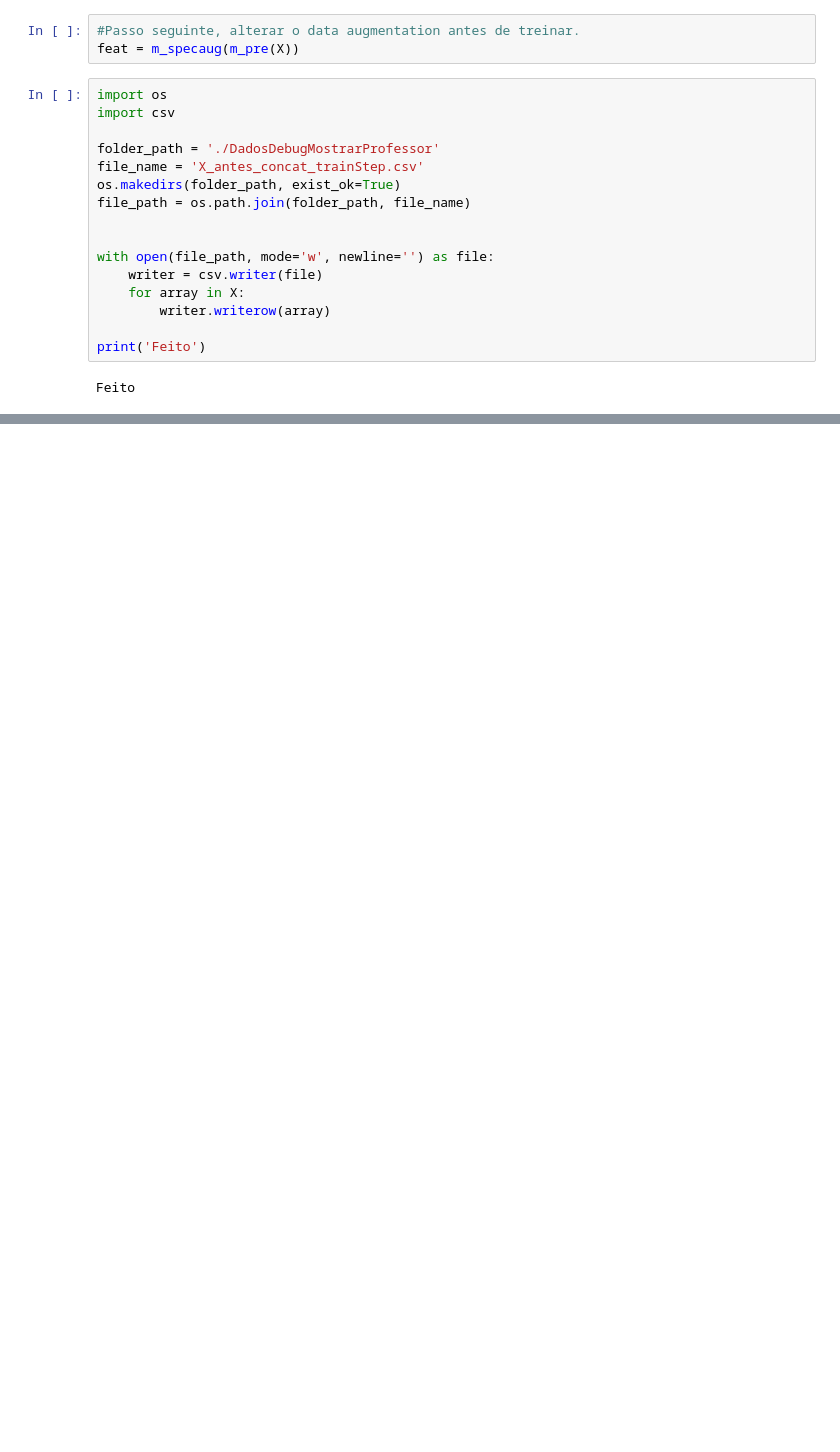
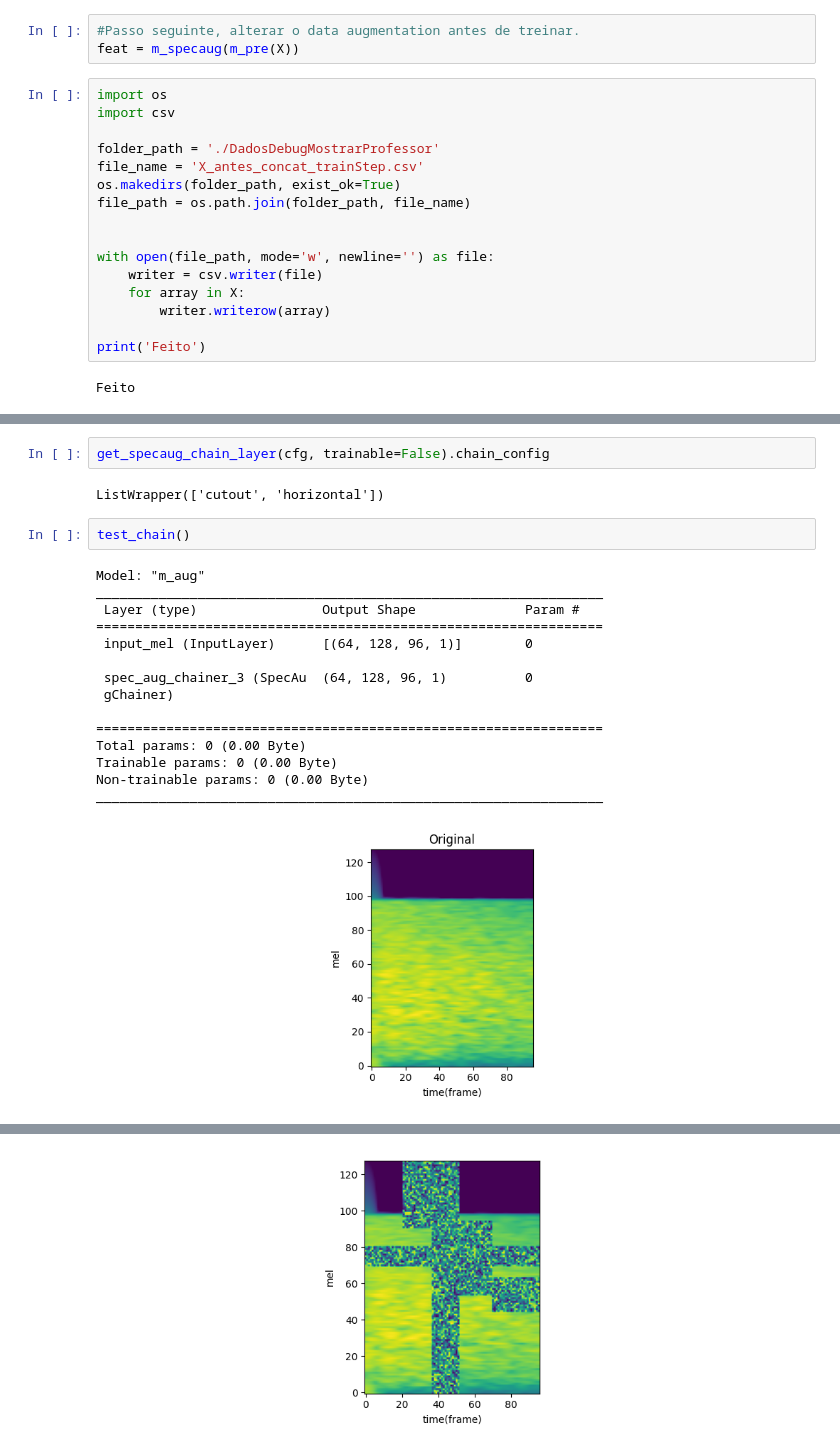
Before and after one commit to Rodrigo29Almeida/neural-audio-fp, a Jupyter notebook: Debug_copy.ipynb, the cells around one changed output, grey strips where cells are left out. Saved outputs shown, nothing was run; the diff lists cells and outputs as text; blank space fills up the shorter version.

Commit message:
modelRA

```diff
--- a/Debug_copy.ipynb
+++ b/Debug_copy.ipynb
@@ -580,0 +755,22 @@ Feito
+# %%
+get_specaug_chain_layer(cfg, trainable=False).chain_config
+# %% [output]
+ListWrapper(['cutout', 'horizontal'])
+# %%
+test_chain()
+# %% [output]
+Model: "m_aug"
+_________________________________________________________________
+ Layer (type)                Output Shape              Param #
+=================================================================
+ input_mel (InputLayer)      [(64, 128, 96, 1)]        0
+
+ spec_aug_chainer_3 (SpecAu  (64, 128, 96, 1)          0
+ gChainer)
+
+=================================================================
+Total params: 0 (0.00 Byte)
+Trainable params: 0 (0.00 Byte)
+Non-trainable params: 0 (0.00 Byte)
+_________________________________________________________________
+[figure, added]
@@ -580,0 +778 @@ Feito
+[figure, added]
```
Also changed, not shown: parts of 27 cells of this notebook, 6 other files.
